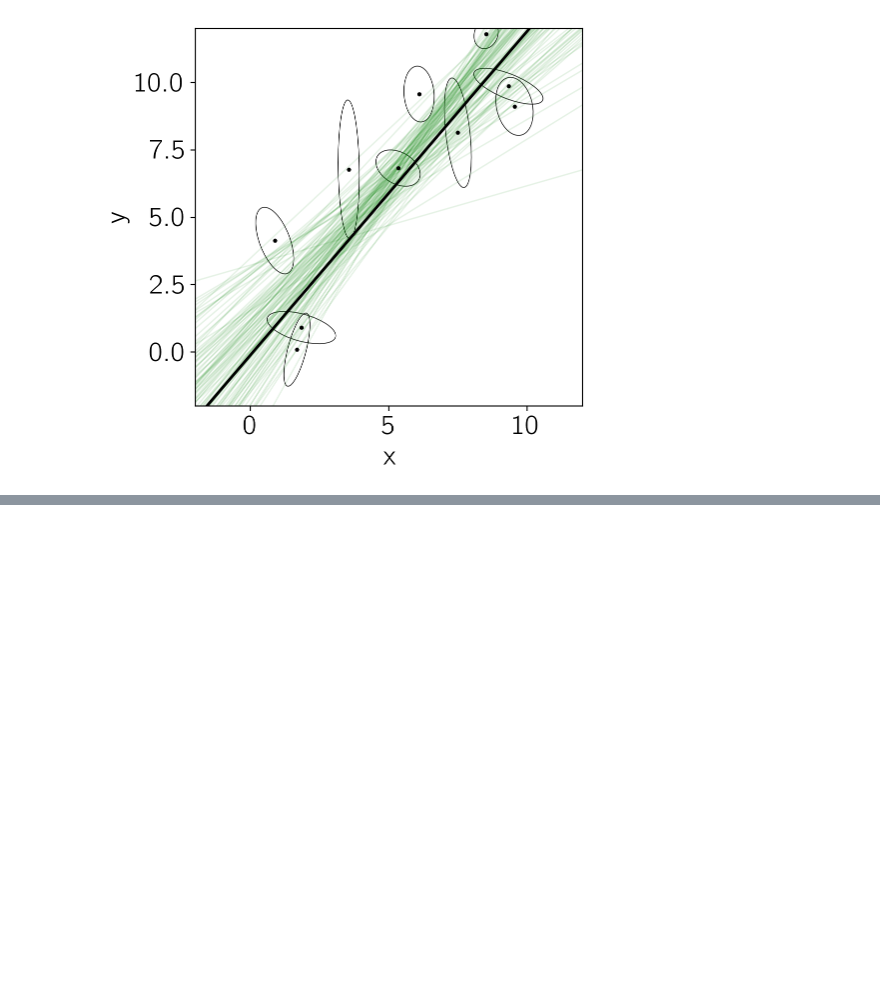
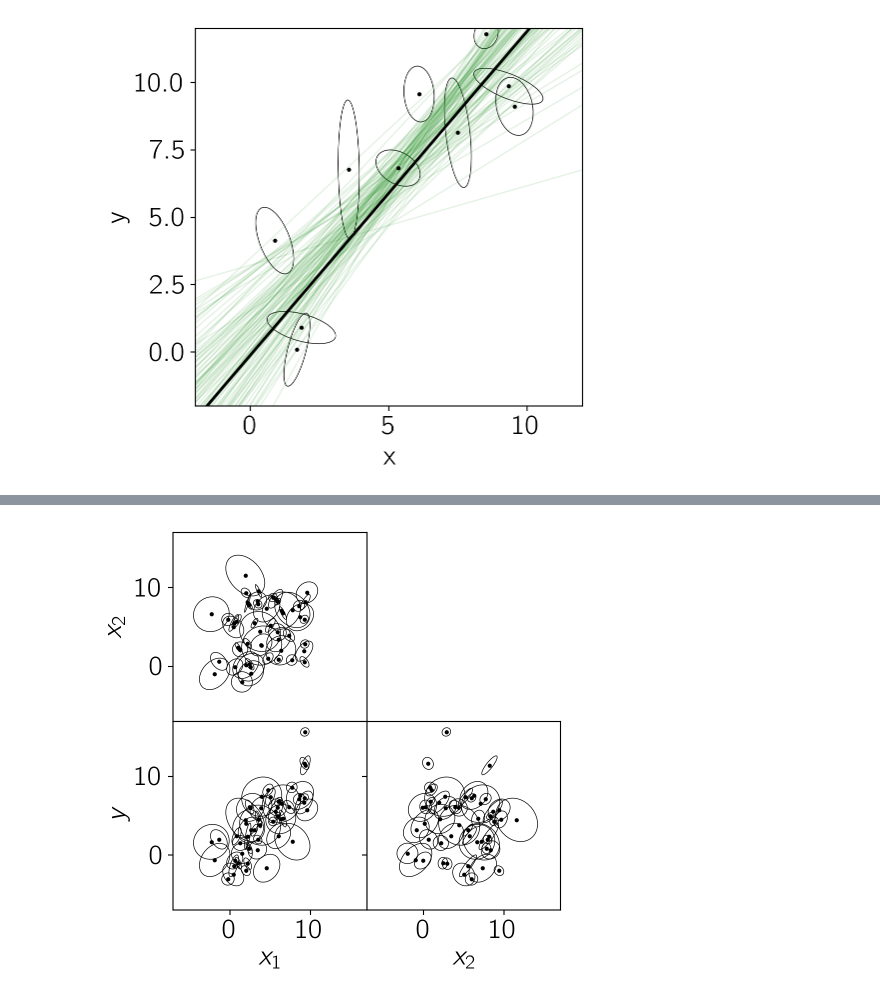
Before and after one commit to dfm/dfm.github.com, a Jupyter notebook: downloads/notebooks/fitting-a-plane.ipynb, the cells around one changed output, grey strips where cells are left out. Drawn from its saved outputs; the diff is of its cells as text; code cells hidden in the pictures; blank space fills up the shorter version.

```diff
--- a/downloads/notebooks/fitting-a-plane.ipynb
+++ b/downloads/notebooks/fitting-a-plane.ipynb
@@ -530,0 +537,60 @@ and also fit for $\lambda$.
+# %%
+from itertools import product
+
+np.random.seed(42)
+
+# Generate the true coordinates of the data points.
+N = 50
+m_true = np.array([1.2, -0.3])
+b_true = -0.1
+X_true = np.empty((N, 3))
+X_true[:, 0] = np.random.uniform(0, 10, N)
+X_true[:, 1] = np.random.uniform(0, 10, N)
+X_true[:, 2] = np.dot(X_true[:, :-1], m_true) + b_true
+X = np.empty((N, 3))
+
+# Generate error ellipses and add uncertainties to each point.
+S = np.zeros((N, 3, 3))
+for n in range(N):
+    L = np.zeros((3, 3))
+    L[np.diag_indices_from(L)] = np.exp(np.random.uniform(-1, 1))
+    L[np.tril_indices_from(L, -1)] = 0.5 * np.random.randn()
+    S[n] = np.dot(L, L.T)
+    X[n] = np.random.multivariate_normal(X_true[n], S[n])
+
+# Finally add some scatter.
+lambda_true = 2.0
+X[:, -1] += lambda_true * np.random.randn(N)
+
+# Plot the simulated dataset.
+fig, axes = plt.subplots(2, 2, figsize=(5, 5))
+for xi, yi in product(range(3), range(3)):
+    if yi <= xi:
+        continue
+    ax = axes[yi-1, xi]
+    plot_error_ellipses(ax, X[:, [xi, yi]],
+                        S[:,
+                          [[xi, xi], [yi, yi]],
+                          [[xi, yi], [xi, yi]]])
+
+    ax.set_xlim(-7, 17)
+    ax.set_ylim(-7, 17)
+
+# Make the plots look nicer...
+ax = axes[0, 1]
+ax.set_frame_on(False)
+ax.set_xticks([])
+ax.set_yticks([])
+
+ax = axes[0, 0]
+ax.set_ylabel("$x_2$")
+ax.set_xticklabels([])
+ax = axes[1, 0]
+ax.set_xlabel("$x_1$")
+ax.set_ylabel("$y$")
+ax = axes[1, 1]
+ax.set_xlabel("$x_2$")
+ax.set_yticklabels([])
+fig.subplots_adjust(wspace=0, hspace=0)
+# %% [output]
+[figure, added]
```
Also changed, not shown: parts of 5 cells of this notebook, 1 other file.
